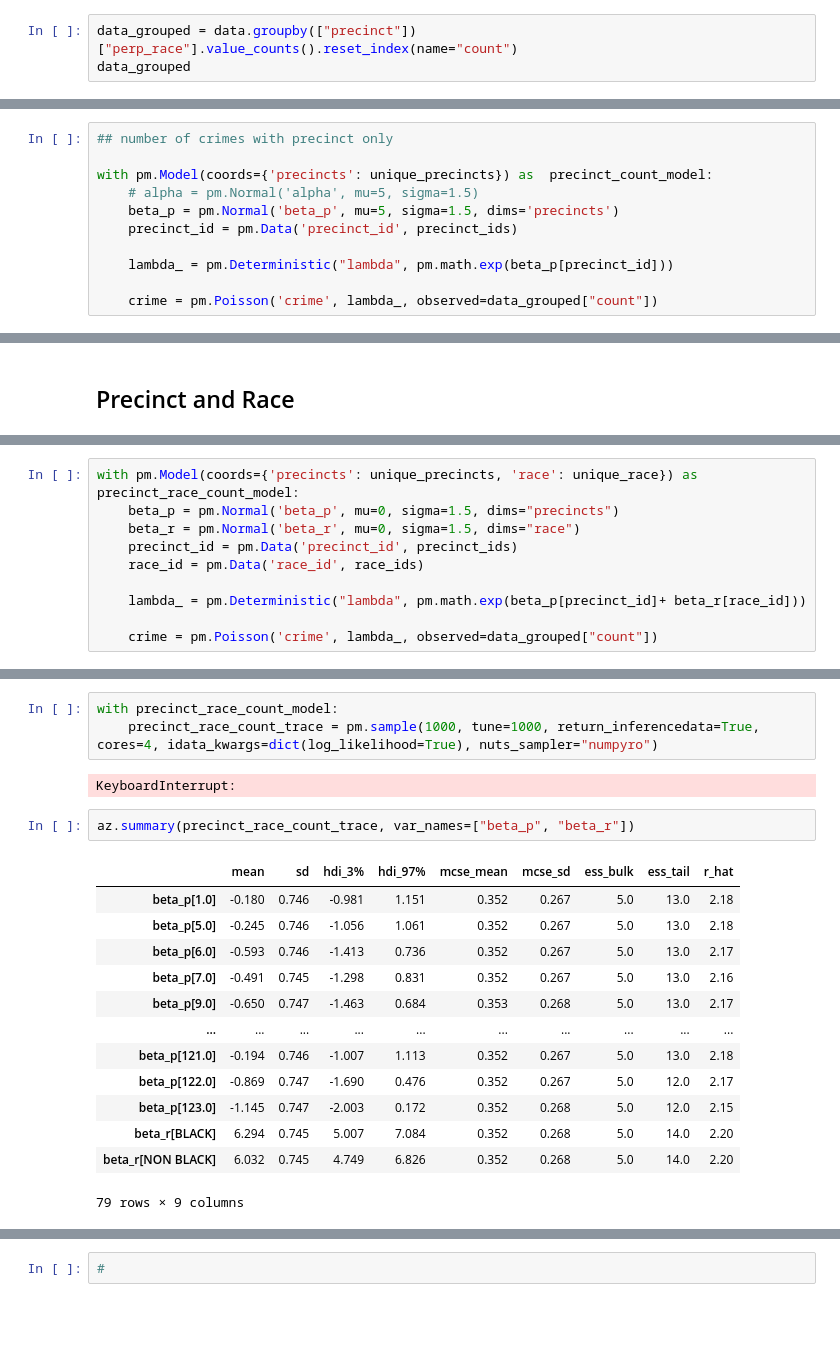
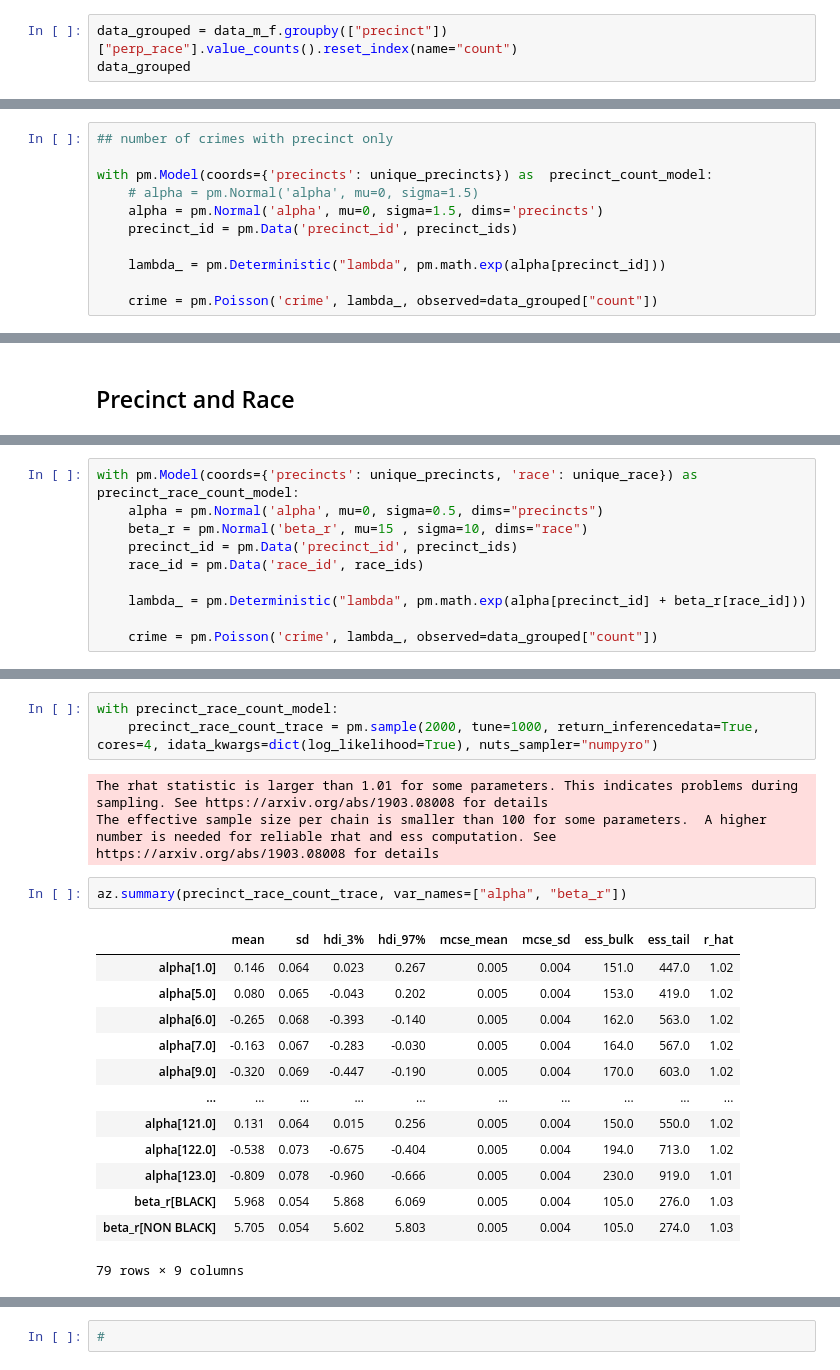
Before and after one commit to TheJarmanitor/algfair-final-exam, a Jupyter notebook: notebooks/bayes_regression.ipynb, the cells around one changed output, grey strips where cells are left out. Saved outputs shown, nothing was run; the diff lists cells and outputs as text; blank space fills up the shorter version.

```diff
--- a/notebooks/bayes_regression.ipynb
+++ b/notebooks/bayes_regression.ipynb
@@ -53,7 +53,7 @@ See the caveats in the documentation: https://pandas.pydata.org/pandas-docs/stab
 # %% [markdown]
 # Number of crimes
 # %%
-data_grouped = data.groupby(["precinct"])["perp_race"].value_counts().reset_index(name="count")
+data_grouped = data_m_f.groupby(["precinct"])["perp_race"].value_counts().reset_index(name="count")
 data_grouped
 # %% [output]
 |  | precinct | perp_race | count |
@@ -75,11 +75,11 @@ precinct_ids, unique_precincts = pd.factorize(data_grouped['precinct'], sort=Tru
 ## number of crimes with precinct only
 
 with pm.Model(coords={'precincts': unique_precincts}) as  precinct_count_model:
-    # alpha = pm.Normal('alpha', mu=5, sigma=1.5)
-    beta_p = pm.Normal('beta_p', mu=5, sigma=1.5, dims='precincts')
+    # alpha = pm.Normal('alpha', mu=0, sigma=1.5)
+    alpha = pm.Normal('alpha', mu=0, sigma=1.5, dims='precincts')
     precinct_id = pm.Data('precinct_id', precinct_ids)
 
-    lambda_ = pm.Deterministic("lambda", pm.math.exp(beta_p[precinct_id]))
+    lambda_ = pm.Deterministic("lambda", pm.math.exp(alpha[precinct_id]))
 
     crime = pm.Poisson('crime', lambda_, observed=data_grouped["count"])
 # %%
@@ -124,11 +178,11 @@ race_ids, unique_race = pd.factorize(data_grouped['perp_race'], sort=True)
 # %%
 with pm.Model(coords={'precincts': unique_precincts, 'race': unique_race}) as  precinct_race_count_model:
-    beta_p = pm.Normal('beta_p', mu=0, sigma=1.5, dims="precincts")
-    beta_r = pm.Normal('beta_r', mu=0, sigma=1.5, dims="race")
+    alpha = pm.Normal('alpha', mu=0, sigma=0.5, dims="precincts")
+    beta_r = pm.Normal('beta_r', mu=15 , sigma=10, dims="race")
     precinct_id = pm.Data('precinct_id', precinct_ids)
     race_id = pm.Data('race_id', race_ids)
 
-    lambda_ = pm.Deterministic("lambda", pm.math.exp(beta_p[precinct_id]+ beta_r[race_id]))
+    lambda_ = pm.Deterministic("lambda", pm.math.exp(alpha[precinct_id] + beta_r[race_id]))
 
     crime = pm.Poisson('crime', lambda_, observed=data_grouped["count"])
 # %%
@@ -158,22 +210,23 @@ ax.set_title("Prior predictive checks -- Flat priors");
 # %%
 with precinct_race_count_model:
-    precinct_race_count_trace = pm.sample(1000, tune=1000, return_inferencedata=True, cores=4, idata_kwargs=dict(log_likelihood=True), nuts_sampler="numpyro")
+    precinct_race_count_trace = pm.sample(2000, tune=1000, return_inferencedata=True, cores=4, idata_kwargs=dict(log_likelihood=True), nuts_sampler="numpyro")
 # %% [output]
-KeyboardInterrupt:
+The rhat statistic is larger than 1.01 for some parameters. This indicates problems during sampling. See https://arxiv.org/abs/1903.08008 for details
+The effective sample size per chain is smaller than 100 for some parameters.  A higher number is needed for reliable rhat and ess computation. See https://arxiv.org/abs/1903.08008 for details
 # %%
-az.summary(precinct_race_count_trace, var_names=["beta_p", "beta_r"])
+az.summary(precinct_race_count_trace, var_names=["alpha", "beta_r"])
 # %% [output]
 |  | mean | sd | hdi_3% | hdi_97% | mcse_mean | mcse_sd | ess_bulk | ess_tail | r_hat |
-| beta_p[1.0] | -0.180 | 0.746 | -0.981 | 1.151 | 0.352 | 0.267 | 5.0 | 13.0 | 2.18 |
-| beta_p[5.0] | -0.245 | 0.746 | -1.056 | 1.061 | 0.352 | 0.267 | 5.0 | 13.0 | 2.18 |
-| beta_p[6.0] | -0.593 | 0.746 | -1.413 | 0.736 | 0.352 | 0.267 | 5.0 | 13.0 | 2.17 |
-| beta_p[7.0] | -0.491 | 0.745 | -1.298 | 0.831 | 0.352 | 0.267 | 5.0 | 13.0 | 2.16 |
-| beta_p[9.0] | -0.650 | 0.747 | -1.463 | 0.684 | 0.353 | 0.268 | 5.0 | 13.0 | 2.17 |
+| alpha[1.0] | 0.146 | 0.064 | 0.023 | 0.267 | 0.005 | 0.004 | 151.0 | 447.0 | 1.02 |
+| alpha[5.0] | 0.080 | 0.065 | -0.043 | 0.202 | 0.005 | 0.004 | 153.0 | 419.0 | 1.02 |
+| alpha[6.0] | -0.265 | 0.068 | -0.393 | -0.140 | 0.005 | 0.004 | 162.0 | 563.0 | 1.02 |
+| alpha[7.0] | -0.163 | 0.067 | -0.283 | -0.030 | 0.005 | 0.004 | 164.0 | 567.0 | 1.02 |
+| alpha[9.0] | -0.320 | 0.069 | -0.447 | -0.190 | 0.005 | 0.004 | 170.0 | 603.0 | 1.02 |
 | ... | ... | ... | ... | ... | ... | ... | ... | ... | ... |
-| beta_p[121.0] | -0.194 | 0.746 | -1.007 | 1.113 | 0.352 | 0.267 | 5.0 | 13.0 | 2.18 |
-| beta_p[122.0] | -0.869 | 0.747 | -1.690 | 0.476 | 0.352 | 0.267 | 5.0 | 12.0 | 2.17 |
-| beta_p[123.0] | -1.145 | 0.747 | -2.003 | 0.172 | 0.352 | 0.268 | 5.0 | 12.0 | 2.15 |
-| beta_r[BLACK] | 6.294 | 0.745 | 5.007 | 7.084 | 0.352 | 0.268 | 5.0 | 14.0 | 2.20 |
-| beta_r[NON BLACK] | 6.032 | 0.745 | 4.749 | 6.826 | 0.352 | 0.268 | 5.0 | 14.0 | 2.20 |
+| alpha[121.0] | 0.131 | 0.064 | 0.015 | 0.256 | 0.005 | 0.004 | 150.0 | 550.0 | 1.02 |
+| alpha[122.0] | -0.538 | 0.073 | -0.675 | -0.404 | 0.005 | 0.004 | 194.0 | 713.0 | 1.02 |
+| alpha[123.0] | -0.809 | 0.078 | -0.960 | -0.666 | 0.005 | 0.004 | 230.0 | 919.0 | 1.01 |
+| beta_r[BLACK] | 5.968 | 0.054 | 5.868 | 6.069 | 0.005 | 0.004 | 105.0 | 276.0 | 1.03 |
+| beta_r[NON BLACK] | 5.705 | 0.054 | 5.602 | 5.803 | 0.005 | 0.004 | 105.0 | 274.0 | 1.03 |
 79 rows × 9 columns
 # %%
```
Also changed, not shown: parts of 14 cells of this notebook.
